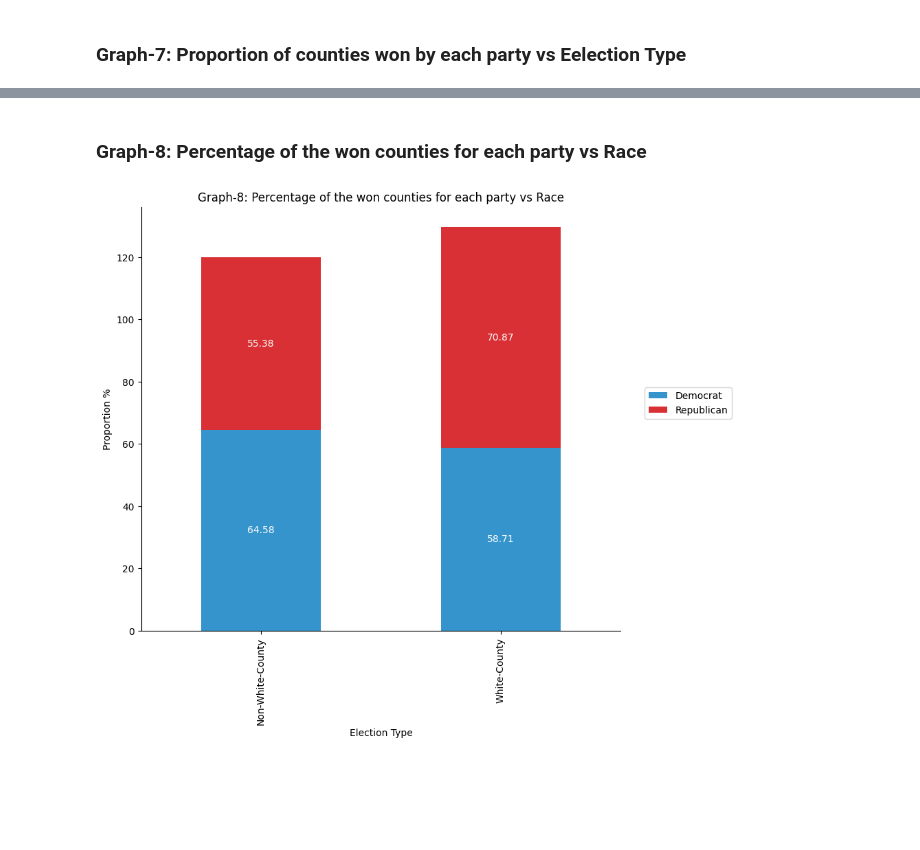
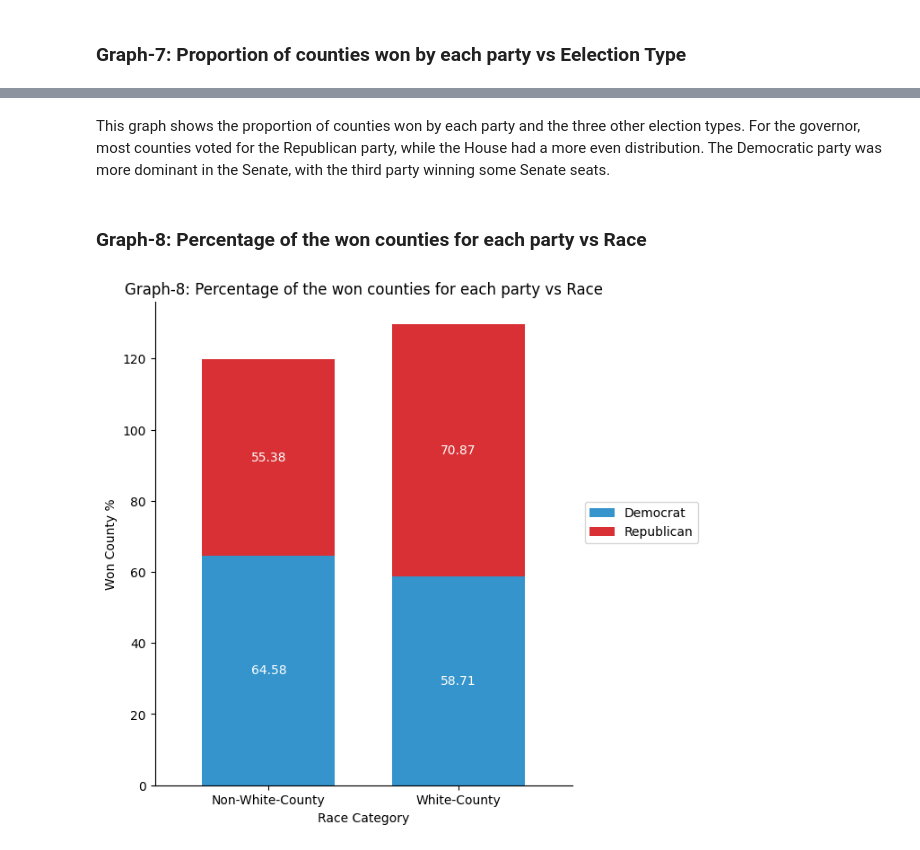
Before and after one commit to ECO225-W2025/eco225-project-code-marcus214, a Jupyter notebook: Project-One.ipynb, the cells around one changed output, grey strips where cells are left out. Cells and saved outputs as stored; diff of their text form; code cells hidden in the pictures; blank space fills up the shorter version.

```diff
--- a/Project-One.ipynb
+++ b/Project-One.ipynb
@@ -278,7 +303,7 @@ pivot2_df = pivot1_df.groupby(['party', 'IncomeGroupMid'], observed=False).agg(V
 pivot3_df = pivot2_df.pivot(index='IncomeGroupMid', columns='party', values='Vote_Percentage_Mean')
 
 # Plotting with custom colors
-ax = pivot3_df.plot(kind='bar', stacked=True, figsize=(13, 8), width=0.9, color=colors)
+ax = pivot3_df.plot(kind='bar', stacked=True, figsize=(13, 8), width=0.9, color=colors, edgecolor='black', linewidth=0.4)
 
 # Adding values on the bars
 for i, party in enumerate(pivot3_df.index):
@@ -675,7 +608,8 @@ colors = ['#3594cc', '#d83034', '#36b700']
 #}
 
 # Plotting with custom colors
-ax = pivot_df.plot(kind='bar', stacked=True, figsize=(9, 8), color=colors)
+bar_width = 0.75
+ax = pivot_df.plot(kind='bar', stacked=True, figsize=(8, 8), width=bar_width, color=colors)
 
 # Adding values on the bars
 for i, party in enumerate(pivot_df.index):
@@ -698,7 +632,8 @@ for i, party in enumerate(pivot_df.index):
 plt.xlabel('Election Type')
 plt.ylabel('Proportion %')
 plt.title('Graph-7: Proportion of counties won by each party vs Eelection Type')
-plt.legend(loc=(1.05, 0.5))
+plt.legend(loc=(1.03, 0.5))
+plt.xticks(rotation=0)
 
 ax.spines['right'].set_visible(False)
 ax.spines['top'].set_visible(False)
@@ -710,10 +645,11 @@ plt.show()
+# %% [markdown]
+This graph shows the proportion of counties won by each party and the three other election types. For the governor, most counties voted for the Republican party, while the House had a more even distribution. The Democratic party was more dominant in the Senate, with the third party winning some Senate seats.
 # %% [markdown]
 ### Graph-8: Percentage of the won counties for each party vs Race
 # %%
 # Graph-8: Percentage of the won counties for each party vs Race
 
 # select columns to be ploted
-#data_df = final_df[['Median_Income', 'Vote_Percentage', 'party']]
 data_df = final_df.copy()
 # Calculate NH-Rest percentage
 data_df['NH-Rest'] = (
@@ -725,14 +661,6 @@ data_df['NH-Rest'] = (
     data_df['NH-Two or More Races percentage']
 )
 
-#NH-White percentage
-#NH-Black percentage
-#NH-American Indian and Alaska Native percentage
-#NH-Asian percentage
-#NH-Native Hawaiian and Other Pacific Islander percentage
-#NH-Some Other Race percentage
-#NH-Two or More Races percentage
-
 # Classify counties as White-County or Non-White-County
 data_df['Race_Type'] = np.where(
     data_df['NH-White percentage'] > data_df['NH-Rest'],
@@ -741,13 +669,13 @@ data_df['Race_Type'] = np.where(
 )
 
 data2_df = data_df[['party', 'Vote_Percentage', 'Race_Type']]
-data2_df.head()
+#data2_df.head()
+
 # create Average of Vote Percentage
 data2_df = data2_df.groupby(['Race_Type', 'party'], observed=False).agg(
                 Averge_Vote_Percentage=('Vote_Percentage', 'mean')
                 ).reset_index()
-#data2_df.set_index('Race_Type', inplace=True)
-data2_df.head()
+#data2_df.head()
 
 # Pivot the DataFrame
 pivot_df = data2_df.pivot(index='Race_Type', columns='party', values='Averge_Vote_Percentage')
@@ -761,35 +689,37 @@ colors = ['#3594cc', '#d83034', '#36b700']
 #}
 
 # Plotting with custom colors
-ax = pivot_df.plot(kind='bar', stacked=True, figsize=(9, 8), color=colors)
+bar_width = 0.7
+ax = pivot_df.plot(kind='bar', stacked=True, figsize=(6, 7), width=bar_width, color=colors)
 
 # Adding values on the bars
 for i, party in enumerate(pivot_df.index):
     bottom = 0  # Track the bottom of each stack
     for j, type_col in enumerate(pivot_df.columns):
         value = pivot_df.loc[party, type_col]
         if value > 0:  # Only display values greater than 0
             ax.text(
                 x=i,  # x-position of the bar
                 y=bottom + value / 2,  # y-position (middle of the stack segment)
                 s=f'{value:.2f}',  # Display value with 2 decimal places
                 ha='center',  # Horizontal alignment
                 va='center',  # Vertical alignment
                 color='white',  # Text color
                 fontsize=10  # Font size
             )
         bottom += value  # Update the bottom for the next stack segment
 
 # Adding labels and title
-plt.xlabel('Election Type')
-plt.ylabel('Proportion %')
+plt.xlabel('Race Category')
+plt.ylabel('Won County %')
 plt.title('Graph-8: Percentage of the won counties for each party vs Race')
-plt.legend(loc=(1.05, 0.5))
+plt.legend(loc=(1.03, 0.5))
+plt.xticks(rotation=0)
 
 ax.spines['right'].set_visible(False)
 ax.spines['top'].set_visible(False)
 
 # Show the plot
 plt.show()
 # %% [output]
-[figure, old version]
+[figure, new version]
```
Also changed, not shown: parts of 25 cells of this notebook.
